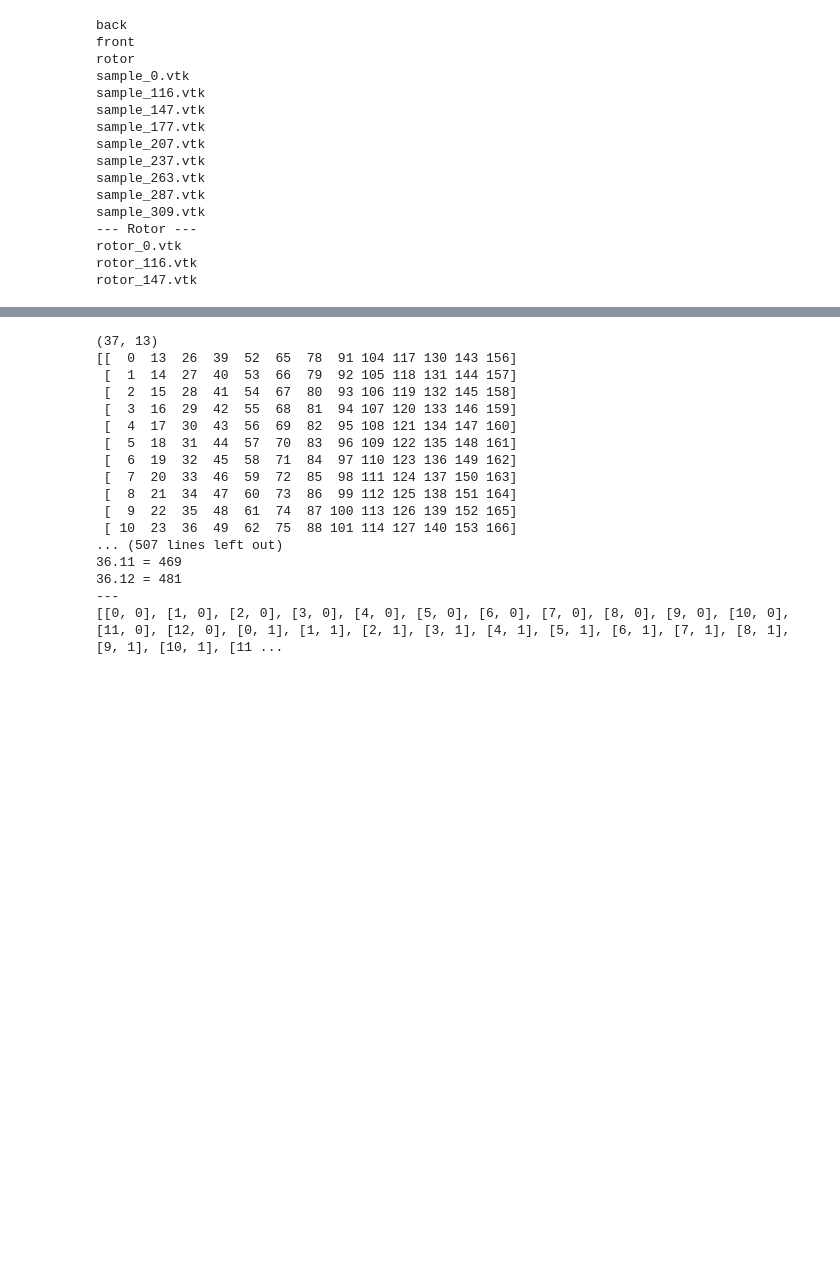
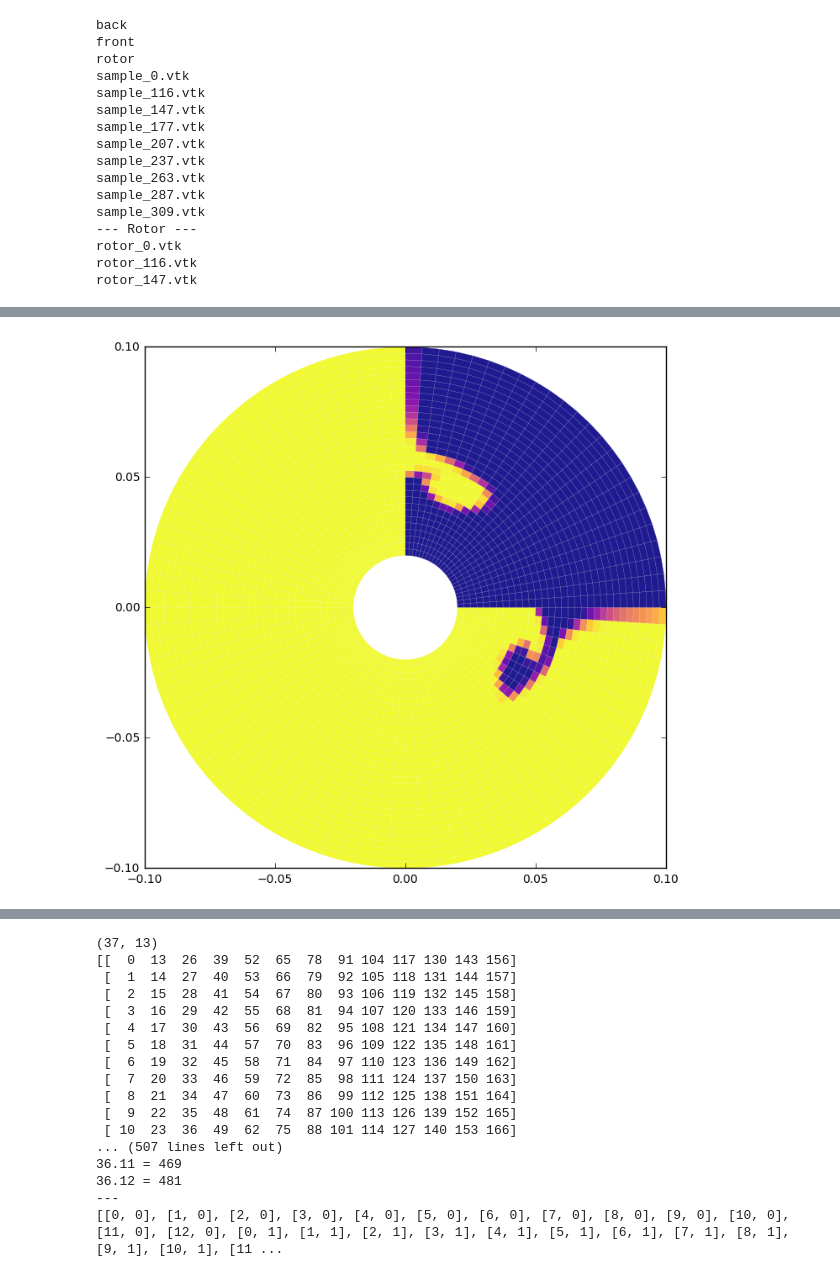
Before and after one commit to pyotr777/openfoam_samples, a Jupyter notebook: interFoam/laminar/J29155334941477976881/mixer_visualisation_notebook.ipynb, the cells around one changed output, grey strips where cells are left out. Drawn from its saved outputs; the diff is of its cells as text; code cells hidden in the pictures; blank space fills up the shorter version.

```diff
--- a/interFoam/laminar/J29155334941477976881/mixer_visualisation_notebook.ipynb
+++ b/interFoam/laminar/J29155334941477976881/mixer_visualisation_notebook.ipynb
@@ -62,0 +150,43 @@ def getNodes(filename):
+# %%
+fig = plt.figure(figsize=(8, 8), dpi=100)
+ax = fig.add_subplot(111, aspect='equal')
+
+patches = []
+values = []
+
+N = len(cells)
+i = 0
+pick = []
+block = 0
+while i < N:
+    block += 1
+    n = cells[i]  # Number of points in this cell
+    #print i, n
+    i += 1
+    cell_points = np.take(points,cells[i:i+n],axis=0)
+    i += n
+    if n != 8:
+        print "Not hexahedron! " + str(n)
+        continue
+    if len(pick) > 0 and block not in pick:
+        continue
+
+    values.append(alpha[cells_idx[block-1]])
+    face0, face1 = hexahedronToXY(cell_points)
+    polygon1 = Polygon(face0, True)
+    try:
+        patches1.append(polygon1)
+    except:
+        pass
+
+
+p = PatchCollection(patches1, cmap=mpl.cm.plasma_r,edgecolor="#ffffff",alpha=0.4, linewidth=0.1)
+colors = values
+p.set_array(np.array(colors))
+ax.add_collection(p)
+
+ax.set_xlim(-0.1, 0.1)
+ax.set_ylim(-0.1, 0.1)
+plt.show()
+# %% [output]
+[figure, added]
```
Also changed, not shown: parts of 15 cells of this notebook.
